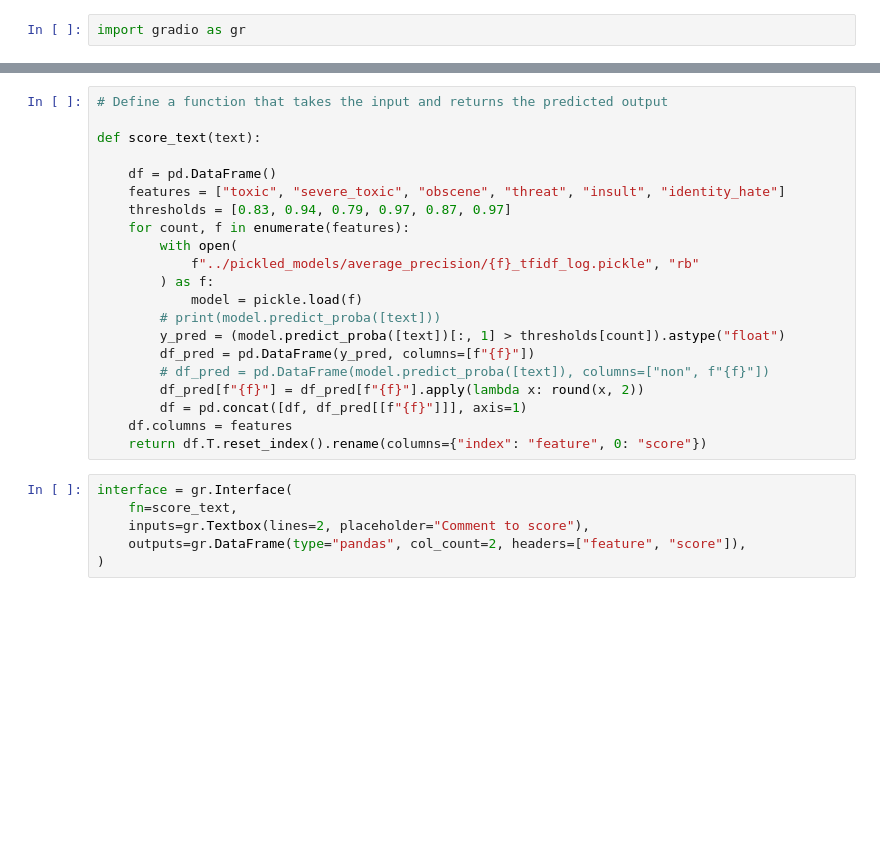
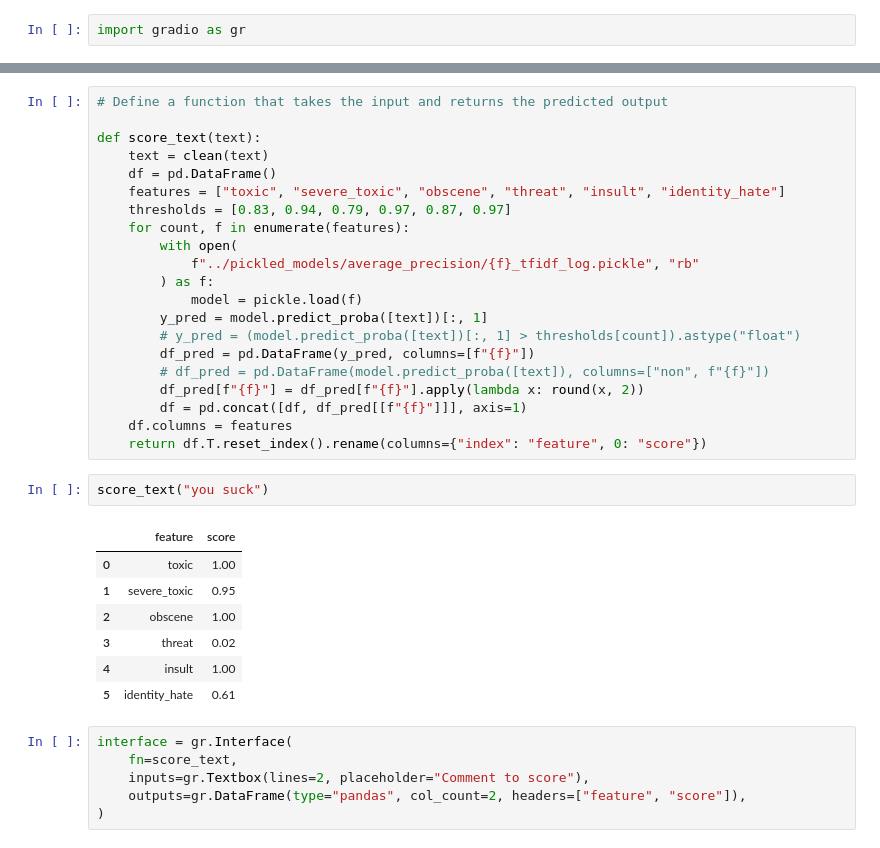
Before and after one commit to bryangyc/Toxic_comments_classification, a Jupyter notebook: code/modeling.ipynb, the cells around one changed output, grey strips where cells are left out. Saved outputs shown, nothing was run; the diff lists cells and outputs as text; blank space fills up the shorter version.

```diff
--- a/code/modeling.ipynb
+++ b/code/modeling.ipynb
@@ -1827,7 +1927,7 @@ import gradio as gr
 # Define a function that takes the input and returns the predicted output
 
 def score_text(text):
-
+    text = clean(text)
     df = pd.DataFrame()
     features = ["toxic", "severe_toxic", "obscene", "threat", "insult", "identity_hate"]
     thresholds = [0.83, 0.94, 0.79, 0.97, 0.87, 0.97]
@@ -1836,14 +1936,24 @@ def score_text(text):
             f"../pickled_models/average_precision/{f}_tfidf_log.pickle", "rb"
         ) as f:
             model = pickle.load(f)
-        # print(model.predict_proba([text]))
-        y_pred = (model.predict_proba([text])[:, 1] > thresholds[count]).astype("float")
+        y_pred = model.predict_proba([text])[:, 1]
+        # y_pred = (model.predict_proba([text])[:, 1] > thresholds[count]).astype("float")
         df_pred = pd.DataFrame(y_pred, columns=[f"{f}"])
         # df_pred = pd.DataFrame(model.predict_proba([text]), columns=["non", f"{f}"])
         df_pred[f"{f}"] = df_pred[f"{f}"].apply(lambda x: round(x, 2))
         df = pd.concat([df, df_pred[[f"{f}"]]], axis=1)
     df.columns = features
     return df.T.reset_index().rename(columns={"index": "feature", 0: "score"})
+# %%
+score_text("you suck")
+# %% [output]
+|  | feature | score |
+| 0 | toxic | 1.00 |
+| 1 | severe_toxic | 0.95 |
+| 2 | obscene | 1.00 |
+| 3 | threat | 0.02 |
+| 4 | insult | 1.00 |
+| 5 | identity_hate | 0.61 |
 # %%
 interface = gr.Interface(
     fn=score_text,
```
Also changed, not shown: parts of 19 cells of this notebook, 13 other files.
